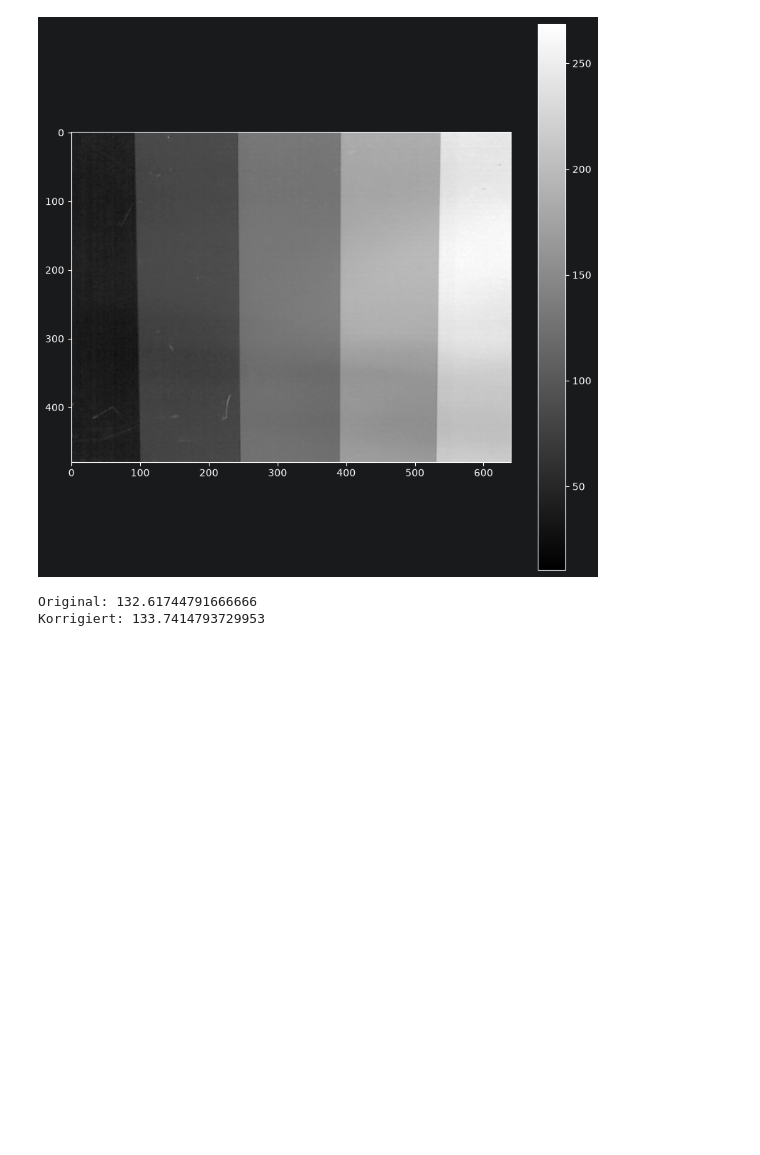
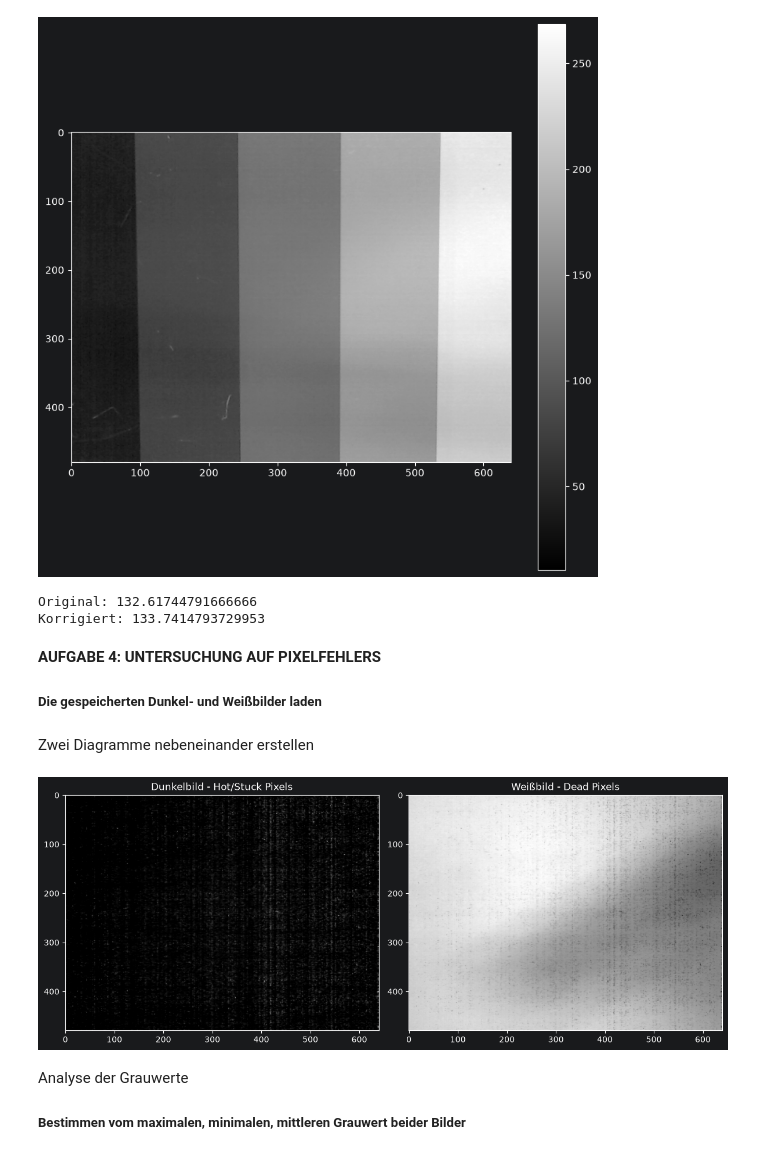
Before and after one commit to svecm475-bit/TGKI-Lab2, a Jupyter notebook: Versuch2.ipynb, the cells around one changed output. Saved outputs shown, nothing was run; the diff lists cells and outputs as text; code cells hidden in the pictures; blank space fills up the shorter version.

Commit message:
Aufgabe 4

```diff
--- a/Versuch2.ipynb
+++ b/Versuch2.ipynb
@@ -212,3 +212,35 @@ print("Korrigiert:", np.mean(korrigiert))
 # %% [output]
 Original: 132.61744791666666
 Korrigiert: 133.7414793729953
+# %% [markdown]
+**AUFGABE 4: UNTERSUCHUNG AUF PIXELFEHLERS**
+
+##### Die gespeicherten Dunkel- und Weißbilder laden
+# %%
+dark_bild = np.load("data/dark_bild.npy")
+white_bild = np.load("data/white_bild.npy")
+# %% [markdown]
+Zwei Diagramme nebeneinander erstellen
+# %%
+fig, ax = plt.subplots(1, 2, figsize=(12, 5))
+# Dunkelbild darstellen
+ax[0].imshow(dark_bild, cmap="gray",
+             vmin=np.min(dark_bild),
+             vmax=np.max(dark_bild))
+ax[0].set_title("Dunkelbild - Hot/Stuck Pixels")
+
+# Weißbild darstellen
+ax[1].imshow(white_bild, cmap="gray",
+             vmin=np.min(white_bild),
+             vmax=np.max(white_bild))
+ax[1].set_title("Weißbild - Dead Pixels")
+
+# Abstände anpassen und Bilder anzeigen
+plt.tight_layout()
+plt.show()
+# %% [output]
+[figure, added]
+# %% [markdown]
+Analyse der Grauwerte
+
+##### Bestimmen vom maximalen, minimalen, mittleren Grauwert beider Bilder
```
Also changed, not shown: parts of 10 cells of this notebook, 5 other files.
